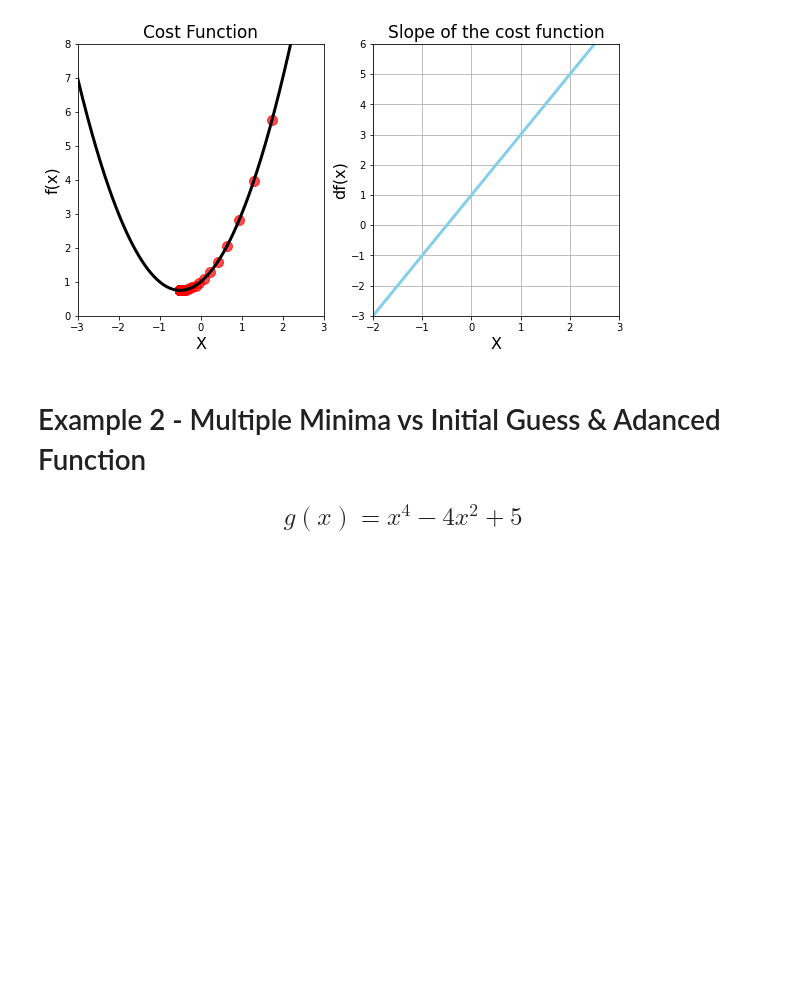
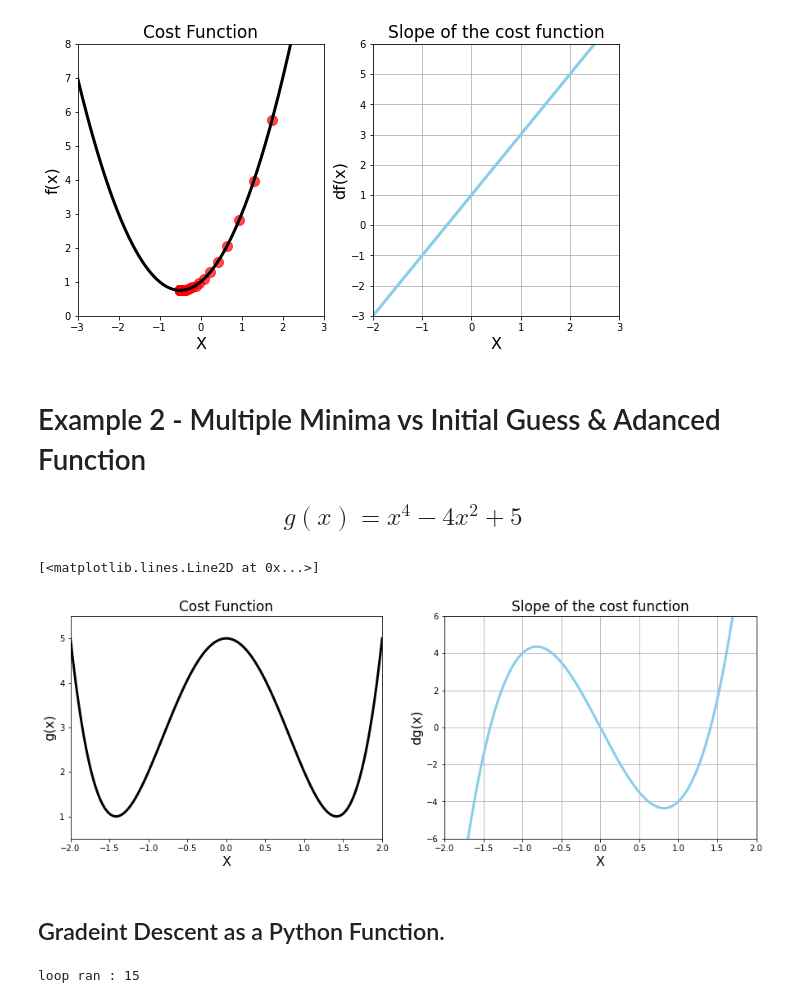
Before and after one commit to sinhadeepak1115/DataScience-and-ML-37, a Jupyter notebook: Gradient Descent [03].ipynb, the cells around one changed output. Drawn from its saved outputs; the diff is of its cells as text; code cells hidden in the pictures; blank space fills up the shorter version.

Commit message:
Gradient Descent function.

```diff
--- a/Gradient Descent [03].ipynb
+++ b/Gradient Descent [03].ipynb
@@ -122,3 +122,35 @@ def g(x):
     return x**4 - 4*x**2 + 5
 def dg(x):
     return 4*x**3 - 8*x
+# %%
+plt.figure(figsize=[15, 5])
+
+plt.subplot(1, 2, 1)
+
+plt.xlim(-2, 2)
+plt.ylim(0.5, 5.5)
+
+plt.title('Cost Function', fontsize=17)
+plt.xlabel('X', fontsize=16)
+plt.ylabel('g(x)', fontsize=16)
+
+values = np.array(x_list)
+plt.plot(x_2, g(x_2), color='black', linewidth=3)
+
+
+# 2 Chart: Derivative
+plt.subplot(1, 2, 2)
+
+plt.title('Slope of the cost function', fontsize=17)
+plt.xlabel('X', fontsize=16)
+plt.ylabel('dg(x)', fontsize=16)
+plt.grid()
+plt.xlim(-2, 2)
+plt.ylim(-6, 6)
+
+plt.plot(x_2, dg(x_2), color='skyblue', linewidth=3)
+# %% [output]
+[<matplotlib.lines.Line2D at 0x...>]
+[figure, added]
+# %% [markdown]
+## Gradeint Descent as a Python Function.
@@ -124,0 +178,4 @@ def dg(x):
+# %%
+local_min, list_x , deriv_list = gradient_descent(dg, 0.5, 0.02, 0.01)
+# %% [output]
+loop ran : 15
```
Also changed, not shown: parts of 3 cells of this notebook.
